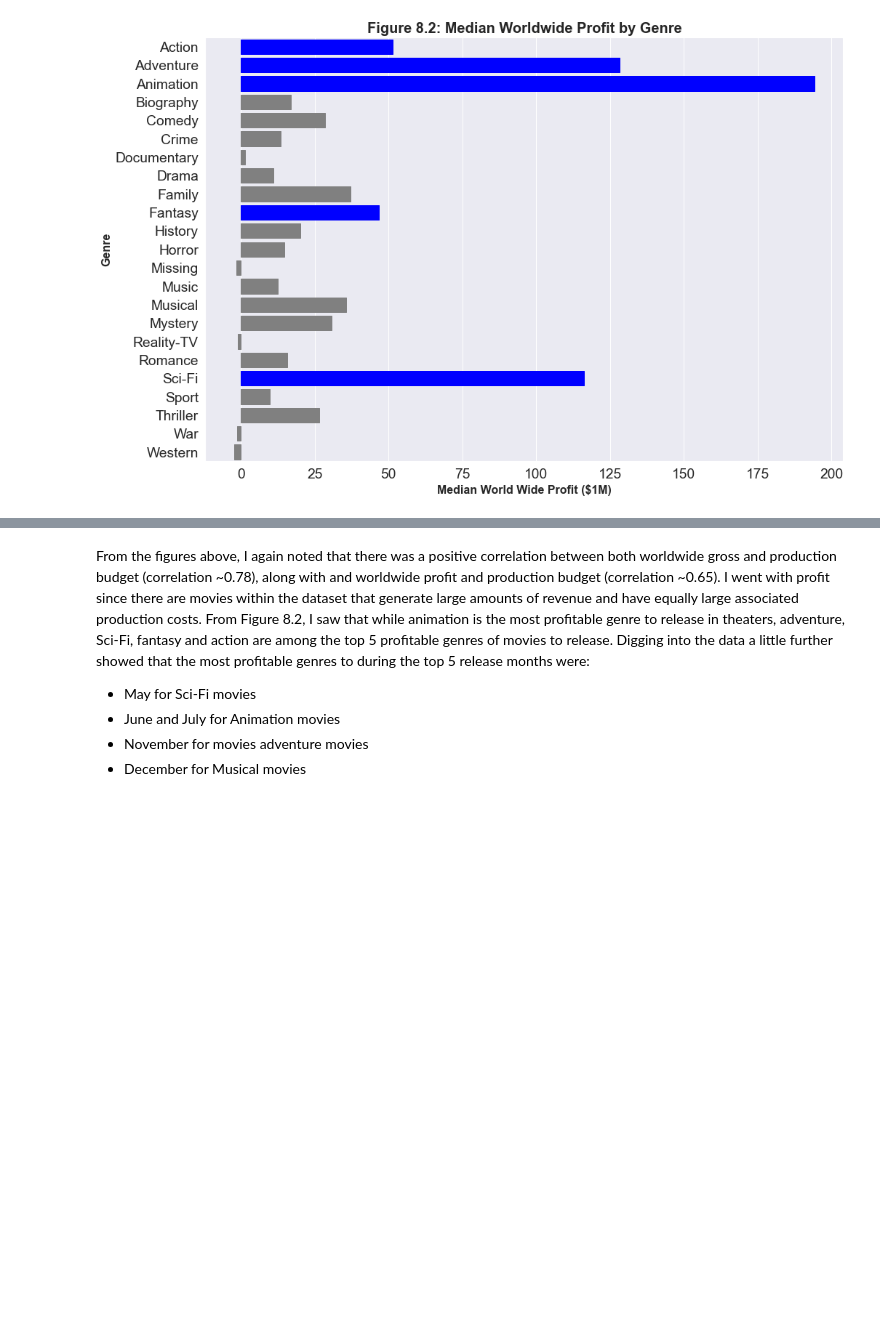
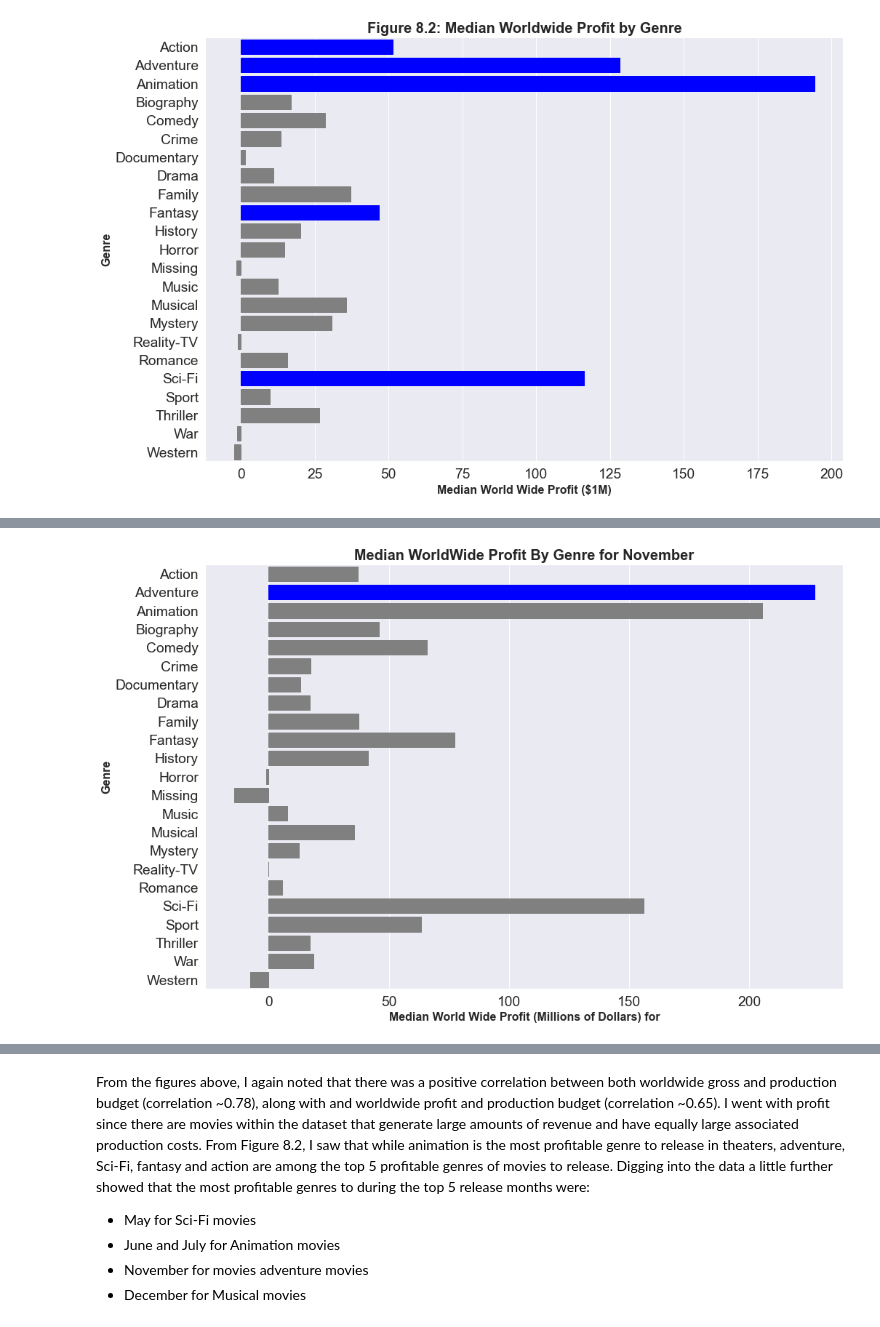
Before and after one commit to dataeducator/dsc-phase-1-project-v2-4, a Jupyter notebook: microsoft_movie_studios_viability_analysis.ipynb, the cells around one changed output, grey strips where cells are left out. Saved outputs shown, nothing was run; the diff lists cells and outputs as text; code cells hidden in the pictures; blank space fills up the shorter version.

```diff
--- a/microsoft_movie_studios_viability_analysis.ipynb
+++ b/microsoft_movie_studios_viability_analysis.ipynb
@@ -1314,0 +1319,4 @@ for bar in ax.patches:
+# %%
+plot_month_genre_bar(month_grouped_genre_median_ww_profit, 11, "November", 220 )
+# %% [output]
+[figure, added]
```
Also changed, not shown: parts of 9 cells of this notebook.
